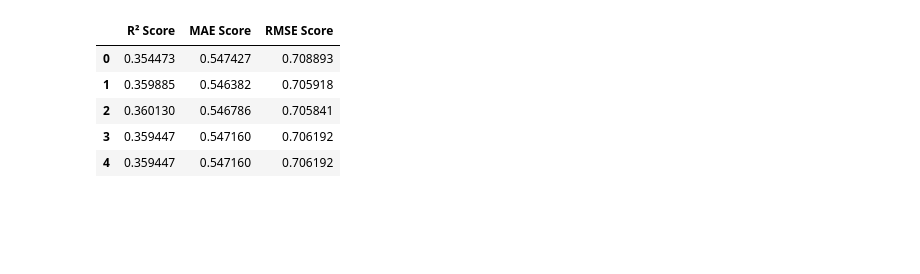
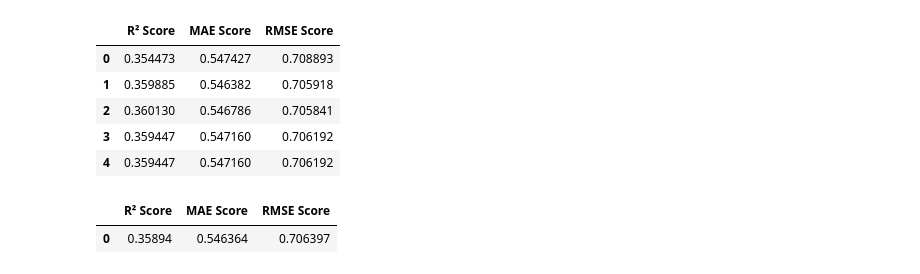
Before and after one commit to Dev-Flurssy/data-science-lab, a Jupyter notebook: Wine Quality/Notebooks/feature-selection.ipynb, the cells around one changed output. Saved outputs shown, nothing was run; the diff lists cells and outputs as text; code cells hidden in the pictures; blank space fills up the shorter version.

Commit message:
Add test of new features on model

```diff
--- a/Wine Quality/Notebooks/feature-selection.ipynb
+++ b/Wine Quality/Notebooks/feature-selection.ipynb
@@ -476,0 +506,30 @@ comparison_table
+# %%
+# test new train and test data
+
+from sklearn.model_selection import cross_validate
+
+fs_rf5 = RandomForestRegressor(random_state=42)
+cv5 = cross_validate(
+    fs_rf5,
+    X_train_fs,
+    y_train,
+    cv=3,
+    scoring={
+        'r2': 'r2',
+        'mae': 'neg_mean_absolute_error',
+        'rmse': 'neg_root_mean_squared_error'
+    }
+)
+# %%
+# r2 mae and rmse score of model
+
+cvn_result5 = pd.DataFrame({
+    'R² Score': [cv5['test_r2'].mean()],
+    'MAE Score': [-cv5['test_mae'].mean()],
+    'RMSE Score': [-cv5['test_rmse'].mean()]
+})
+
+cvn_result5
+# %% [output]
+|  | R² Score | MAE Score | RMSE Score |
+| 0 | 0.35894 | 0.546364 | 0.706397 |
```
Also changed, not shown: parts of 5 cells of this notebook.
